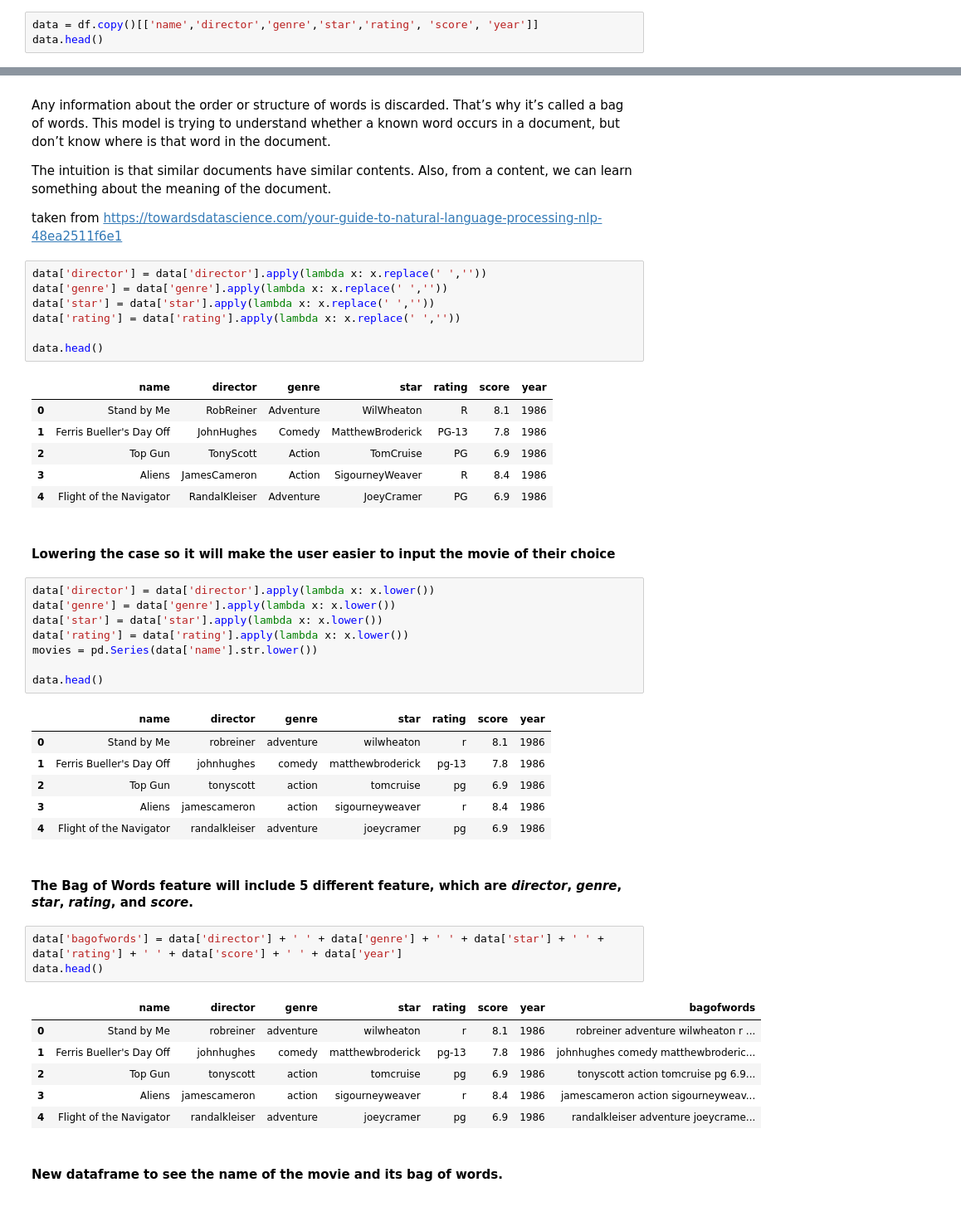
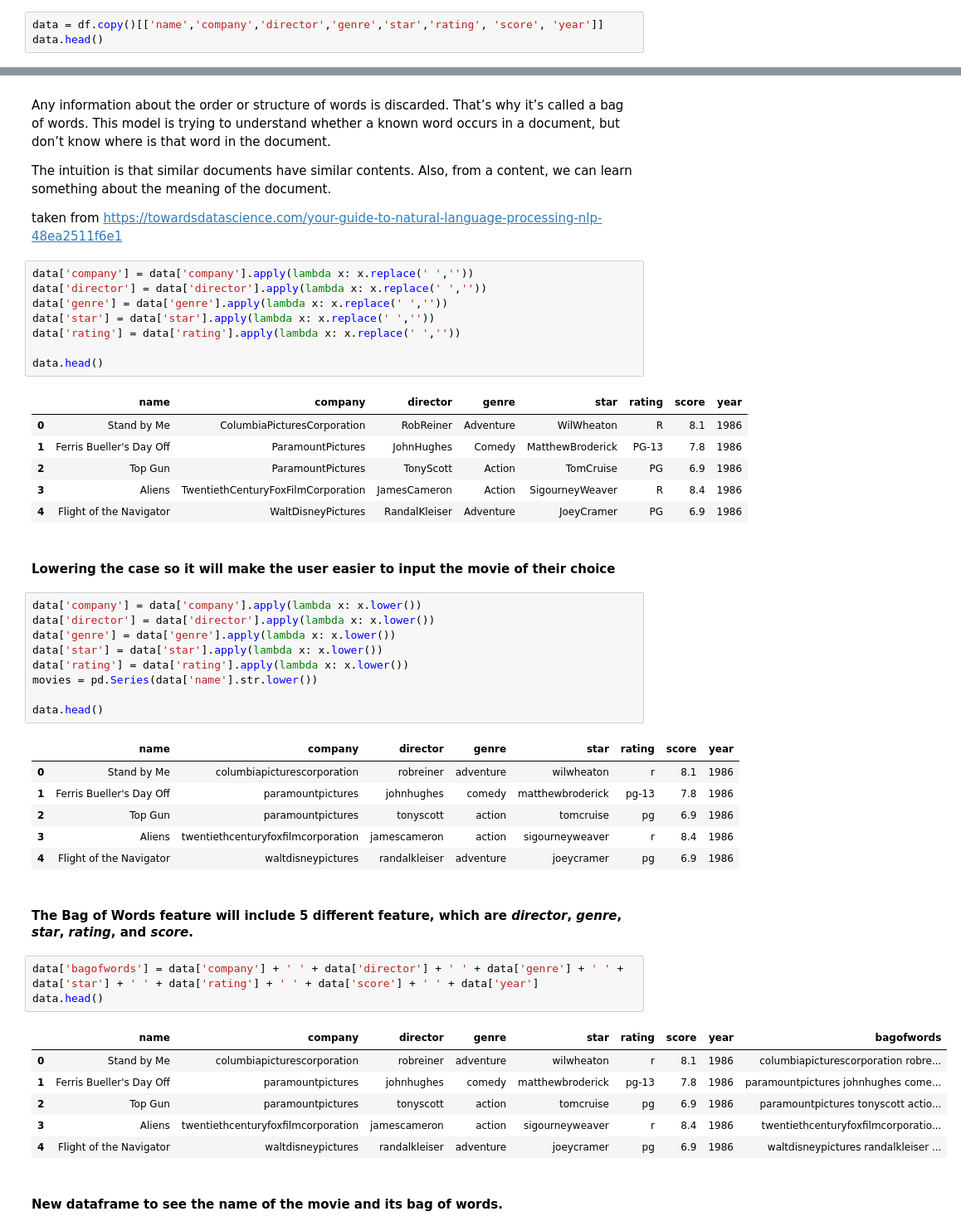
Before and after one commit to dimadnan/final_project, a Jupyter notebook: 3) Modelling.ipynb, the cells around one changed output, grey strips where cells are left out. Shown: that part at 83% size. Saved outputs shown, nothing was run; the diff lists cells and outputs as text.

```diff
--- a/3) Modelling.ipynb
+++ b/3) Modelling.ipynb
@@ -47,6 +47,6 @@ taken from http://www.gacds.org/entertainment/tips-to-selecting-a-great-movie-to
 
 taken from https://medium.com/fnplus/content-based-recommendations-ffb221931485
 # %%
-data = df.copy()[['name','director','genre','star','rating', 'score', 'year']]
+data = df.copy()[['name','company','director','genre','star','rating', 'score', 'year']]
 data.head()
 # %% [output]
@@ -162,6 +163,7 @@ The intuition is that similar documents have similar contents. Also, from a cont
 
 taken from https://towardsdatascience.com/your-guide-to-natural-language-processing-nlp-48ea2511f6e1
 # %%
+data['company'] = data['company'].apply(lambda x: x.replace(' ',''))
 data['director'] = data['director'].apply(lambda x: x.replace(' ',''))
 data['genre'] = data['genre'].apply(lambda x: x.replace(' ',''))
 data['star'] = data['star'].apply(lambda x: x.replace(' ',''))
@@ -169,15 +171,16 @@ data['rating'] = data['rating'].apply(lambda x: x.replace(' ',''))
 
 data.head()
 # %% [output]
-|  | name | director | genre | star | rating | score | year |
-| 0 | Stand by Me | RobReiner | Adventure | WilWheaton | R | 8.1 | 1986 |
-| 1 | Ferris Bueller's Day Off | JohnHughes | Comedy | MatthewBroderick | PG-13 | 7.8 | 1986 |
-| 2 | Top Gun | TonyScott | Action | TomCruise | PG | 6.9 | 1986 |
-| 3 | Aliens | JamesCameron | Action | SigourneyWeaver | R | 8.4 | 1986 |
-| 4 | Flight of the Navigator | RandalKleiser | Adventure | JoeyCramer | PG | 6.9 | 1986 |
+|  | name | company | director | genre | star | rating | score | year |
+| 0 | Stand by Me | ColumbiaPicturesCorporation | RobReiner | Adventure | WilWheaton | R | 8.1 | 1986 |
+| 1 | Ferris Bueller's Day Off | ParamountPictures | JohnHughes | Comedy | MatthewBroderick | PG-13 | 7.8 | 1986 |
+| 2 | Top Gun | ParamountPictures | TonyScott | Action | TomCruise | PG | 6.9 | 1986 |
+| 3 | Aliens | TwentiethCenturyFoxFilmCorporation | JamesCameron | Action | SigourneyWeaver | R | 8.4 | 1986 |
+| 4 | Flight of the Navigator | WaltDisneyPictures | RandalKleiser | Adventure | JoeyCramer | PG | 6.9 | 1986 |
 # %% [markdown]
 #### Lowering the case so it will make the user easier to input the movie of their choice
 # %%
+data['company'] = data['company'].apply(lambda x: x.lower())
 data['director'] = data['director'].apply(lambda x: x.lower())
 data['genre'] = data['genre'].apply(lambda x: x.lower())
 data['star'] = data['star'].apply(lambda x: x.lower())
@@ -186,24 +189,24 @@ movies = pd.Series(data['name'].str.lower())
 
 data.head()
 # %% [output]
-|  | name | director | genre | star | rating | score | year |
-| 0 | Stand by Me | robreiner | adventure | wilwheaton | r | 8.1 | 1986 |
-| 1 | Ferris Bueller's Day Off | johnhughes | comedy | matthewbroderick | pg-13 | 7.8 | 1986 |
-| 2 | Top Gun | tonyscott | action | tomcruise | pg | 6.9 | 1986 |
-| 3 | Aliens | jamescameron | action | sigourneyweaver | r | 8.4 | 1986 |
-| 4 | Flight of the Navigator | randalkleiser | adventure | joeycramer | pg | 6.9 | 1986 |
+|  | name | company | director | genre | star | rating | score | year |
+| 0 | Stand by Me | columbiapicturescorporation | robreiner | adventure | wilwheaton | r | 8.1 | 1986 |
+| 1 | Ferris Bueller's Day Off | paramountpictures | johnhughes | comedy | matthewbroderick | pg-13 | 7.8 | 1986 |
+| 2 | Top Gun | paramountpictures | tonyscott | action | tomcruise | pg | 6.9 | 1986 |
+| 3 | Aliens | twentiethcenturyfoxfilmcorporation | jamescameron | action | sigourneyweaver | r | 8.4 | 1986 |
+| 4 | Flight of the Navigator | waltdisneypictures | randalkleiser | adventure | joeycramer | pg | 6.9 | 1986 |
 # %% [markdown]
 #### The Bag of Words feature will include 5 different feature, which are ***director***, ***genre***, ***star***, ***rating***, and ***score***.
 # %%
-data['bagofwords'] = data['director'] + ' ' + data['genre'] + ' ' + data['star'] + ' ' + data['rating'] + ' ' + data['score'] + ' ' + data['year']
+data['bagofwords'] = data['company'] + ' ' + data['director'] + ' ' + data['genre'] + ' ' + data['star'] + ' ' + data['rating'] + ' ' + data['score'] + ' ' + data['year']
 data.head()
 # %% [output]
-|  | name | director | genre | star | rating | score | year | bagofwords |
-| 0 | Stand by Me | robreiner | adventure | wilwheaton | r | 8.1 | 1986 | robreiner adventure wilwheaton r ... |
-| 1 | Ferris Bueller's Day Off | johnhughes | comedy | matthewbroderick | pg-13 | 7.8 | 1986 | johnhughes comedy matthewbroderic... |
-| 2 | Top Gun | tonyscott | action | tomcruise | pg | 6.9 | 1986 | tonyscott action tomcruise pg 6.9... |
-| 3 | Aliens | jamescameron | action | sigourneyweaver | r | 8.4 | 1986 | jamescameron action sigourneyweav... |
-| 4 | Flight of the Navigator | randalkleiser | adventure | joeycramer | pg | 6.9 | 1986 | randalkleiser adventure joeycrame... |
+|  | name | company | director | genre | star | rating | score | year | bagofwords |
+| 0 | Stand by Me | columbiapicturescorporation | robreiner | adventure | wilwheaton | r | 8.1 | 1986 | columbiapicturescorporation robre... |
+| 1 | Ferris Bueller's Day Off | paramountpictures | johnhughes | comedy | matthewbroderick | pg-13 | 7.8 | 1986 | paramountpictures johnhughes come... |
+| 2 | Top Gun | paramountpictures | tonyscott | action | tomcruise | pg | 6.9 | 1986 | paramountpictures tonyscott actio... |
+| 3 | Aliens | twentiethcenturyfoxfilmcorporation | jamescameron | action | sigourneyweaver | r | 8.4 | 1986 | twentiethcenturyfoxfilmcorporatio... |
+| 4 | Flight of the Navigator | waltdisneypictures | randalkleiser | adventure | joeycramer | pg | 6.9 | 1986 | waltdisneypictures randalkleiser ... |
 # %% [markdown]
 #### New dataframe to see the name of the movie and its bag of words.
 # %%
```
Also changed, not shown: parts of 12 cells of this notebook, 1 other file.
